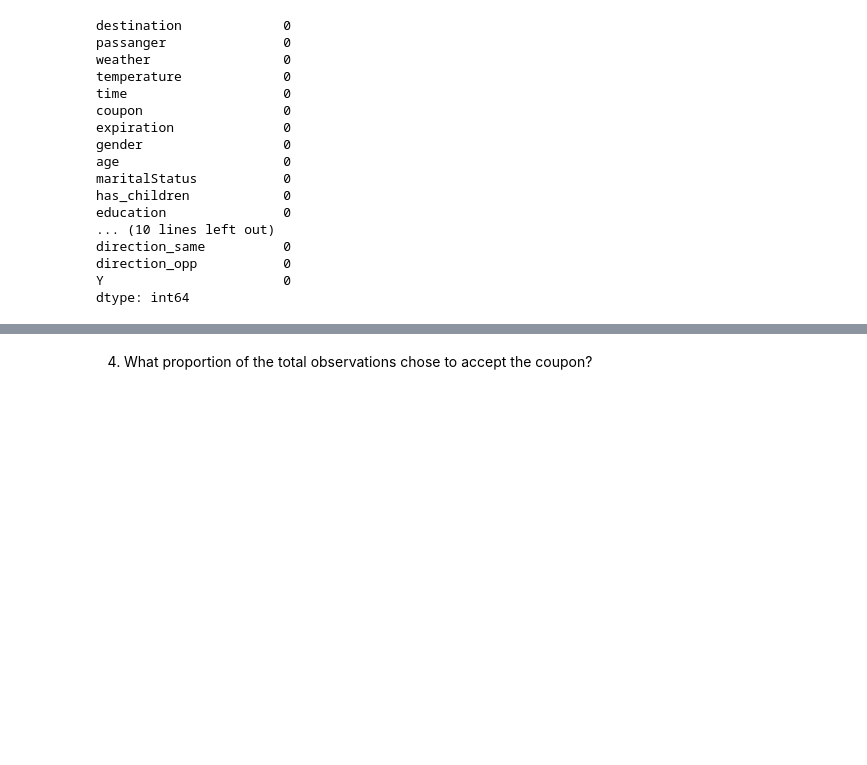
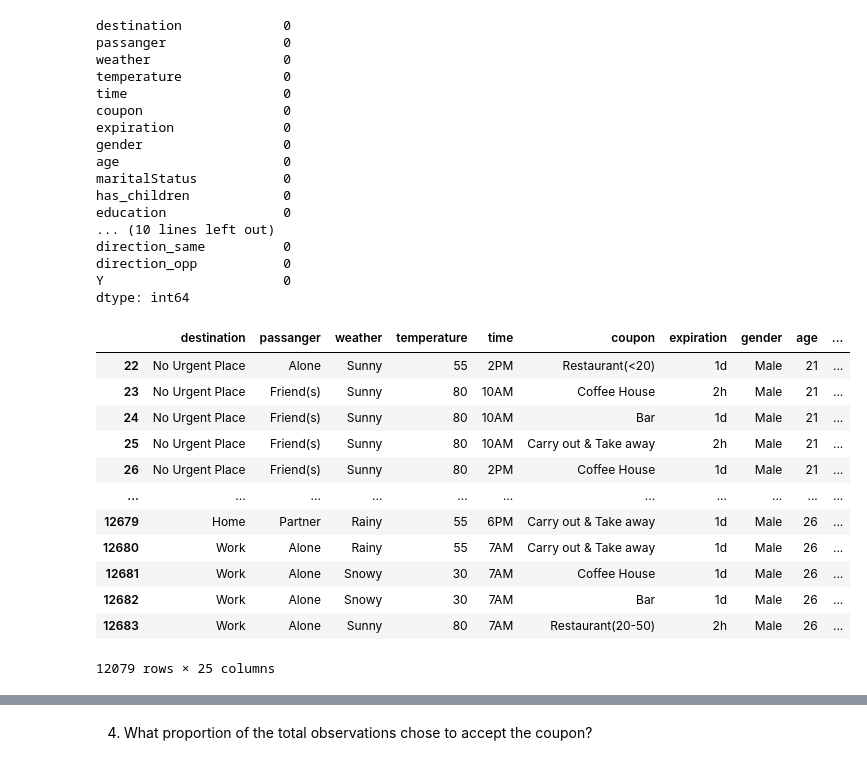
Before and after one commit to weslylaboy/will-a-customer-accepts-the-coupon, a Jupyter notebook: prompt.ipynb, the cells around one changed output, grey strips where cells are left out. Cells and saved outputs as stored; diff of their text form; code cells hidden in the pictures; blank space fills up the shorter version.

```diff
--- a/prompt.ipynb
+++ b/prompt.ipynb
@@ -227,4 +226,35 @@ direction_same          0
 direction_opp           0
 Y                       0
 dtype: int64
+# %%
+''' Convert income to int datatype. For this case the format of the row is "${min_amount} - ${max_amount}" with special cases like
+"Less than $12500" and "$100000 or More". I will use the min_amount for regular cases and remove the dollar sign, for special cases, "Less than $12500" I will replace this value with 12500, and  "$100000 or More" will be replaced with 100000.
+'''
+
+def clean_income(income):
+    if income == "Less than $12500":
+        return 12_500
+    elif income == "$100000 or More":
+        return 100_000
+    else:
+        parsed_income = income.split("-")[0].replace("$", "")
+        return int(parsed_income)
+
+working_data['income'] = working_data['income'].apply(clean_income)
+
+working_data
+# %% [output]
+|  | destination | passanger | weather | temperature | time | coupon | expiration | gender | age | ... |
+| 22 | No Urgent Place | Alone | Sunny | 55 | 2PM | Restaurant(<20) | 1d | Male | 21 | ... |
+| 23 | No Urgent Place | Friend(s) | Sunny | 80 | 10AM | Coffee House | 2h | Male | 21 | ... |
+| 24 | No Urgent Place | Friend(s) | Sunny | 80 | 10AM | Bar | 1d | Male | 21 | ... |
+| 25 | No Urgent Place | Friend(s) | Sunny | 80 | 10AM | Carry out & Take away | 2h | Male | 21 | ... |
+| 26 | No Urgent Place | Friend(s) | Sunny | 80 | 2PM | Coffee House | 1d | Male | 21 | ... |
+| ... | ... | ... | ... | ... | ... | ... | ... | ... | ... | ... |
+| 12679 | Home | Partner | Rainy | 55 | 6PM | Carry out & Take away | 1d | Male | 26 | ... |
+| 12680 | Work | Alone | Rainy | 55 | 7AM | Carry out & Take away | 1d | Male | 26 | ... |
+| 12681 | Work | Alone | Snowy | 30 | 7AM | Coffee House | 1d | Male | 26 | ... |
+| 12682 | Work | Alone | Snowy | 30 | 7AM | Bar | 1d | Male | 26 | ... |
+| 12683 | Work | Alone | Sunny | 80 | 7AM | Restaurant(20-50) | 2h | Male | 26 | ... |
+12079 rows × 25 columns
 # %%
```
Also changed, not shown: parts of 18 cells of this notebook.
